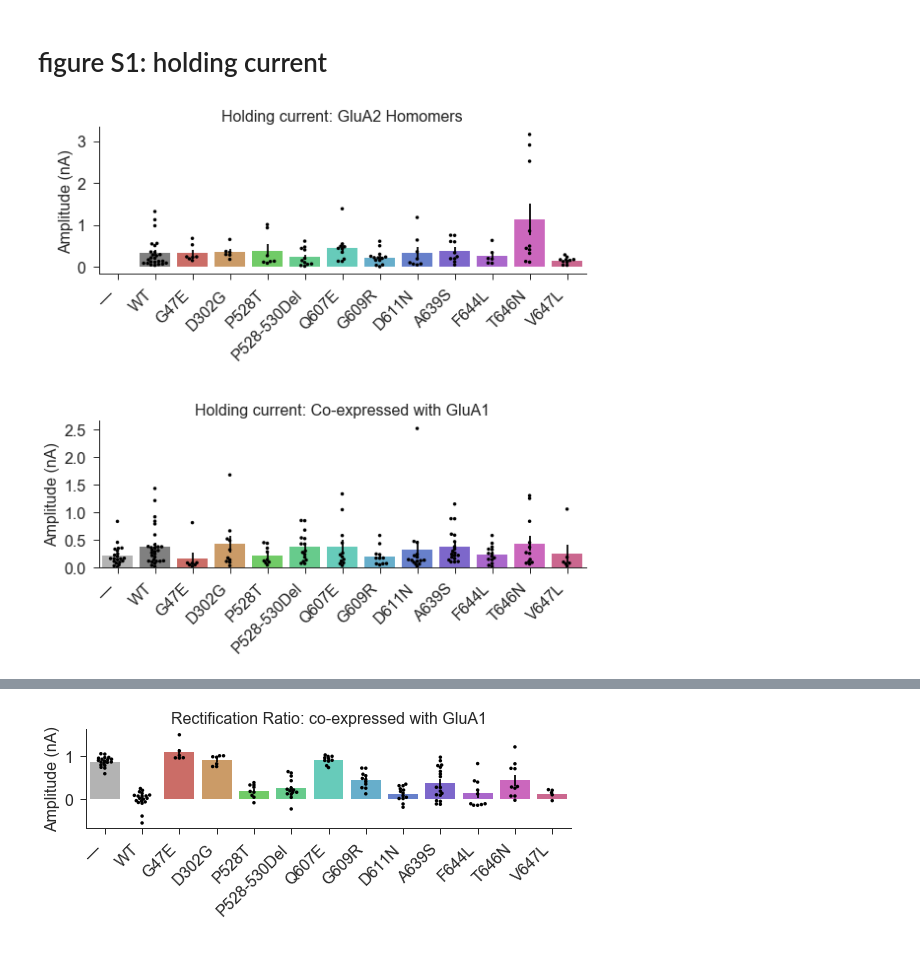
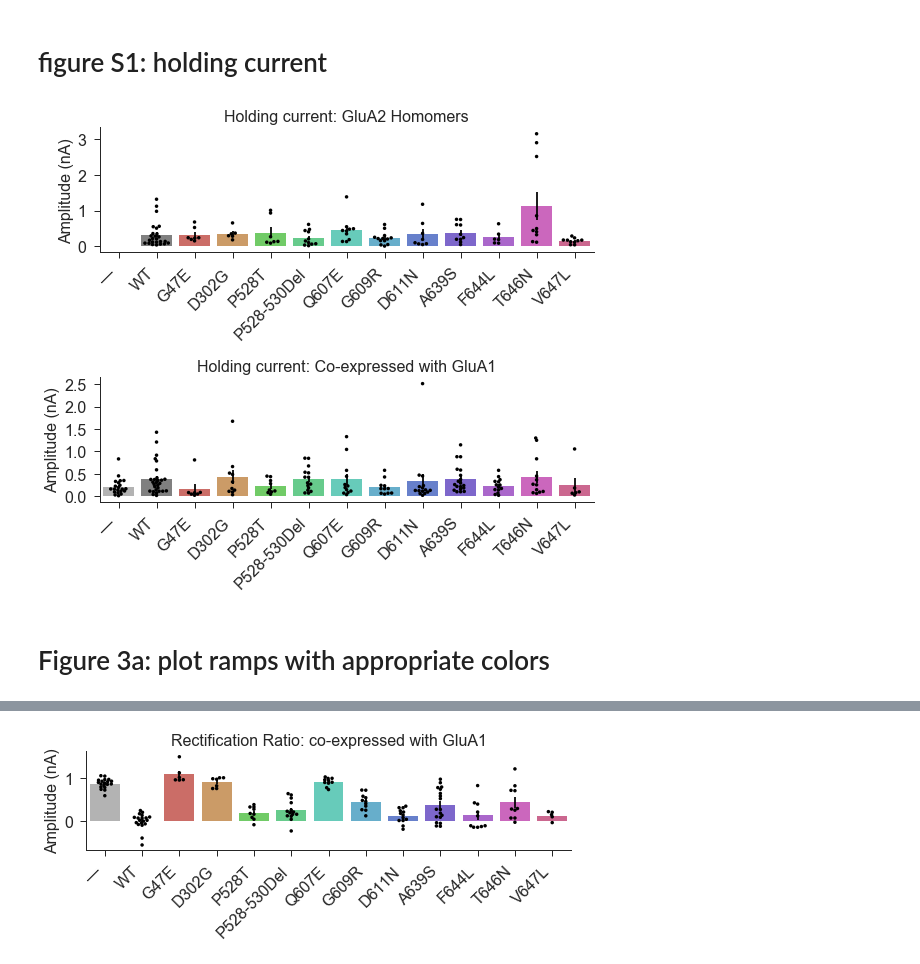
Before and after one commit to KullmannLab/AMPA_Synaptopathies, a Jupyter notebook: GluA2_graphs_March_Resub.ipynb, the cells around one changed output, grey strips where cells are left out. Drawn from its saved outputs; the diff is of its cells as text; code cells hidden in the pictures.

Commit message:
added ramps to the main graph series. Not gridspec

```diff
--- a/GluA2_graphs_March_Resub.ipynb
+++ b/GluA2_graphs_March_Resub.ipynb
@@ -205,18 +206,20 @@ plt.show()
 # %% [markdown]
 # figure S1: holding current
 # %%
-fig = plt.figure(figsize=(8,8))
+fig = plt.figure(figsize=(8,7))
 ax1 = plt.subplot(211)
 barplot_swarmplot_format(df=hom_amp_df, x='Mutant', y='KA Holding current', title='Holding current: GluA2 Homomers')
 
 ax2 = plt.subplot(212)
 barplot_swarmplot_format(df=het_amp_df, x='Mutant', y='KA Holding current', title='Holding current: Co-expressed with GluA1')
 
 plt.subplots_adjust(hspace=1)
 
 #plt.savefig('Amplitude_resub_March_Color.pdf', transparent=True)
 save_fig('Holding_resub', fig)
 
 plt.show()
 # %% [output]
-[figure, old version]
+[figure, new version]
+# %% [markdown]
+# Figure 3a: plot ramps with appropriate colors
```
Also changed, not shown: parts of 6 cells of this notebook.
